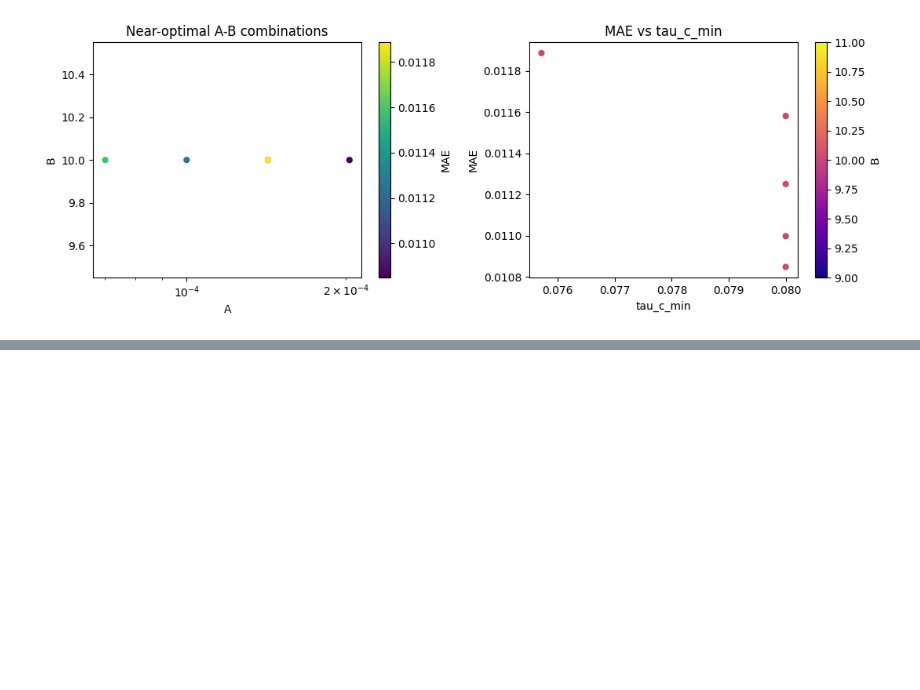
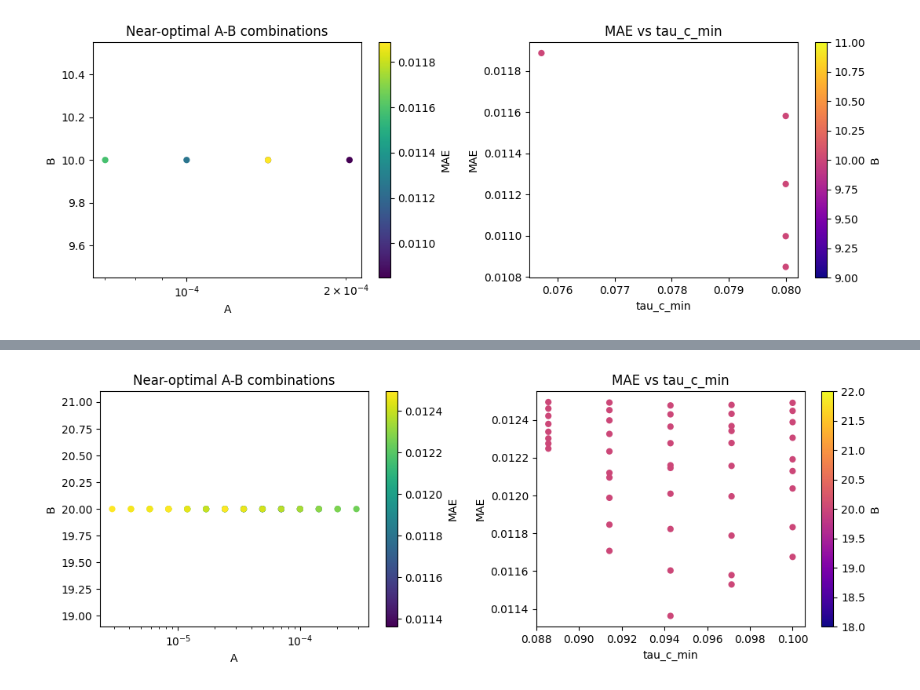
Before and after one commit to nicole-hucke/shear_stress_paper, a Jupyter notebook: antecedent_conditions/predictive_equation/finding_parameters_for_predictive_model.ipynb, the cells around one changed output, grey strips where cells are left out. Cells and saved outputs as stored; diff of their text form; code cells hidden in the pictures; blank space fills up the shorter version.

Commit message:
trying to optimize parameters (pt2)

```diff
--- a/antecedent_conditions/predictive_equation/finding_parameters_for_predictive_model.ipynb
+++ b/antecedent_conditions/predictive_equation/finding_parameters_for_predictive_model.ipynb
@@ -950,0 +958,5 @@ Parameter sets within threshold: 5 / 600
+# %%
+# start, stop, number of values
+A_vals = np.logspace(-6, 0, 40) # values evenly spaced on log scale
+B_vals = np.linspace(5, 20, 10) # values from 1 to 10
+tauc_min_vals = np.linspace(0.06, 0.1, 15)
@@ -950,0 +987,14 @@ Parameter sets within threshold: 5 / 600
+# %%
+calibration = calibrate_parameters(
+    tau_star,
+    event_indices,
+    tauc_obs_lajara,
+    dt=15,
+    tau_c_max=tauc_max_lajara,
+    tau_c_min_vals=tauc_min_vals,
+    A_vals=A_vals,
+    B_vals=B_vals,
+)
+best = min(calibration, key=lambda x: x["MAE"])
+print("Best-fit parameters:")
+print(best)
@@ -950,0 +1021,73 @@ Parameter sets within threshold: 5 / 600
+# %%
+# sensitivity filter: keep parameter sets within 10% of the best MAE
+calibration_df = pd.DataFrame(calibration)
+
+mae_candidates = [c for c in calibration_df.columns if "mae" in c.lower()]
+if not mae_candidates:
+    raise ValueError(f"No MAE-like column found in calibration results. Columns: {list(calibration_df.columns)}")
+mae_col = mae_candidates[0]
+
+best_mae = calibration_df[mae_col].min()
+mae_threshold = best_mae * 1.10
+
+near_optimal = (
+    calibration_df.loc[calibration_df[mae_col] <= mae_threshold]
+    .sort_values(mae_col)
+    .reset_index(drop=True)
+)
+
+print(f"Best MAE: {best_mae:.6f}")
+print(f"10% threshold (<=): {mae_threshold:.6f}")
+print(f"Parameter sets within threshold: {len(near_optimal)} / {len(calibration_df)}")
+
+# show top candidates and all near-optimal rows.
+cols_priority = [c for c in ["tau_c_min", "A", "B", mae_col] if c in near_optimal.columns]
+other_cols = [c for c in near_optimal.columns if c not in cols_priority]
+near_optimal = near_optimal[cols_priority + other_cols]
+
+if len(near_optimal) > 30:
+    print("\nTop 30 by MAE:")
+    display(near_optimal.head(30))
+else:
+    display(near_optimal)
+
+# save full near-optimal set for later analysis.
+out_path = "parameter_sensitivity_analysis/2iteration_field_parameter_sets_within10pct_MAE.csv"
+near_optimal.to_csv(out_path, index=False)
+
+# quick visualization of the near-optimal parameter cloud (if expected columns exist).
+if {"A", "B", "tau_c_min"}.issubset(near_optimal.columns):
+    fig, axes = plt.subplots(1, 2, figsize=(11, 4))
+
+    sc1 = axes[0].scatter(
+        near_optimal["A"],
+        near_optimal["B"],
+        c=near_optimal[mae_col],
+        cmap="viridis",
+        s=35,
+        edgecolors="none",
+    )
+    axes[0].set_xscale("log")
+    axes[0].set_xlabel("A")
+    axes[0].set_ylabel("B")
+    axes[0].set_title("Near-optimal A-B combinations")
+    cbar1 = plt.colorbar(sc1, ax=axes[0])
+    cbar1.set_label(mae_col)
+
+    sc2 = axes[1].scatter(
+        near_optimal["tau_c_min"],
+        near_optimal[mae_col],
+        c=near_optimal["B"],
+        cmap="plasma",
+        s=35,
+        edgecolors="none",
+    )
+    axes[1].set_xlabel("tau_c_min")
+    axes[1].set_ylabel(mae_col)
+    axes[1].set_title("MAE vs tau_c_min")
+    cbar2 = plt.colorbar(sc2, ax=axes[1])
+    cbar2.set_label("B")
+
+    plt.tight_layout()
+    plt.show()
+# %% [output]
@@ -950,0 +1116 @@ Parameter sets within threshold: 5 / 600
+[figure, added]
```
Also changed, not shown: parts of 11 cells of this notebook, 1 other file.
